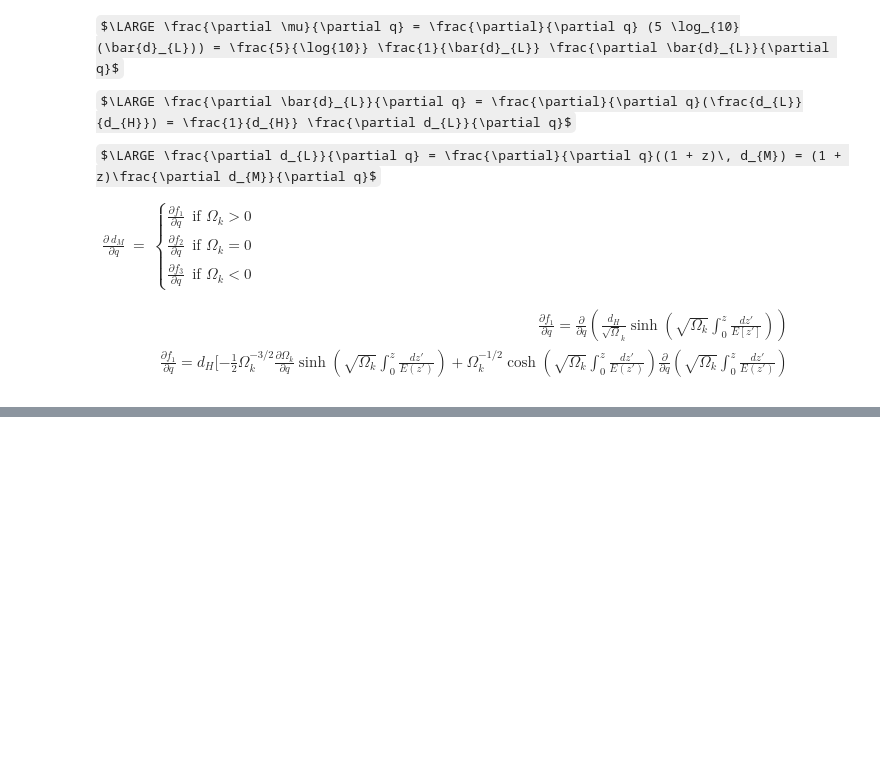
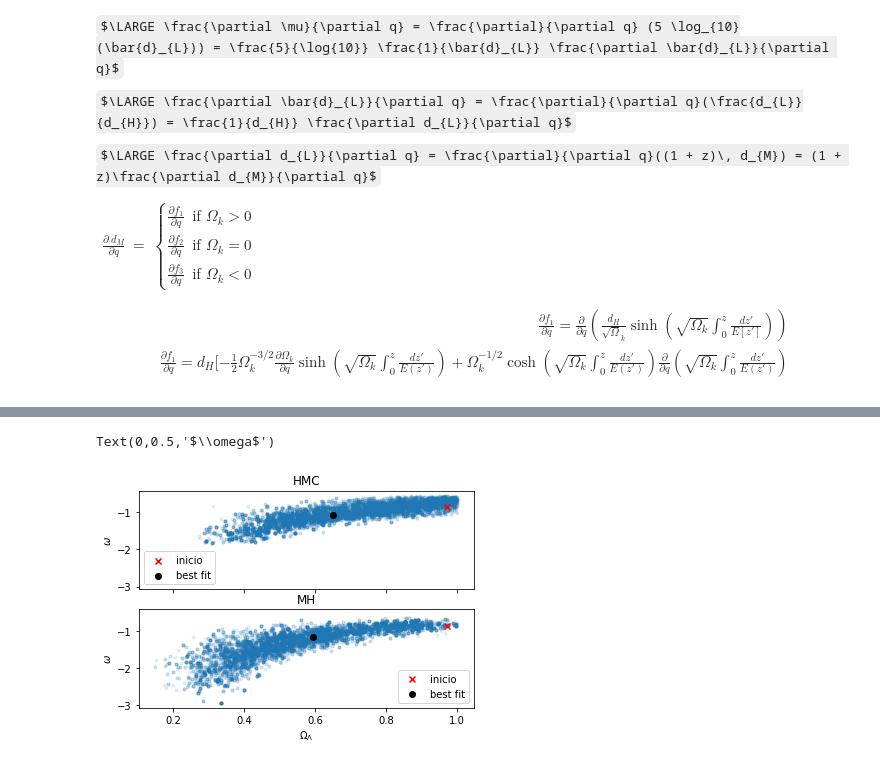
Before and after one commit to fluowhy/MCMC-methods, a Jupyter notebook: mcmc_hmc.ipynb, the cells around one changed output, grey strips where cells are left out. Cells and saved outputs as stored; diff of their text form; code cells hidden in the pictures; some formulas as TeX source; blank space fills up the shorter version.

```diff
--- a/mcmc_hmc.ipynb
+++ b/mcmc_hmc.ipynb
@@ -362,3 +568,24 @@ pasos solver: 5
+# %%
+fig, (ax1, ax2) = plt.subplots(2, sharex=True, sharey=True)
+
+ax1.scatter(R_hmc[0]['ol'], R_hmc[0]['w'], marker='.', alpha=0.1)
+ax1.scatter(R_hmc[0]['ol'][0], R_hmc[0]['w'][0], marker='x', color='red', alpha=1, label='inicio')
+ax1.scatter(R_hmc[4][1], R_hmc[4][2], marker='o', color='black', alpha=1, label='best fit')
+ax2.scatter(R_mh[0]['ol'], R_mh[0]['w'], marker='.', alpha=0.1)
+ax2.scatter(R_mh[0]['ol'][0], R_mh[0]['w'][0], marker='x', color='red', alpha=1, label='inicio')
+ax2.scatter(R_mh[4][1], R_mh[4][2], marker='o', color='black', alpha=1, label='best fit')
+
+ax1.set_title('HMC')
+ax2.set_title('MH')
+
+ax1.legend()
+ax2.legend()
+ax2.set_xlabel(r'$\Omega_{\Lambda}$')
+ax2.set_ylabel(r'$\omega$')
+ax1.set_ylabel(r'$\omega$')
+# %% [output]
+Text(0,0.5,'$\\omega$')
+[figure, added]
 # %%
 #Get the getdist MCSamples objects for the samples, specifying same parameter
 #names and labels; if not specified weights are assumed to all be unity
```
Also changed, not shown: parts of 26 cells of this notebook, 5 other files.
